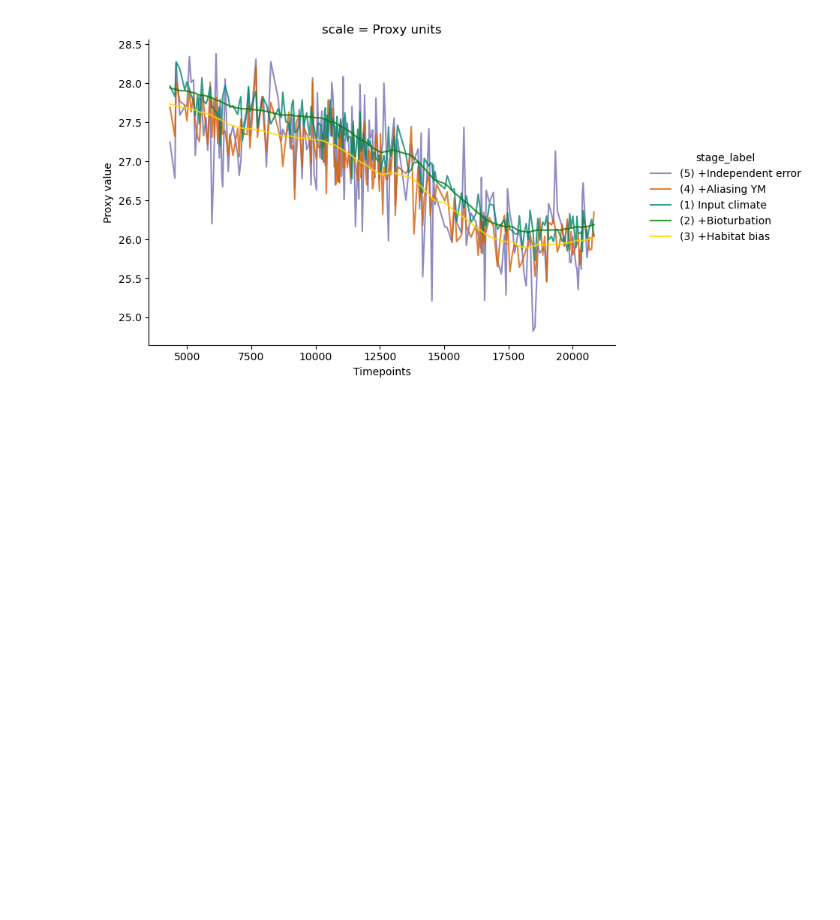
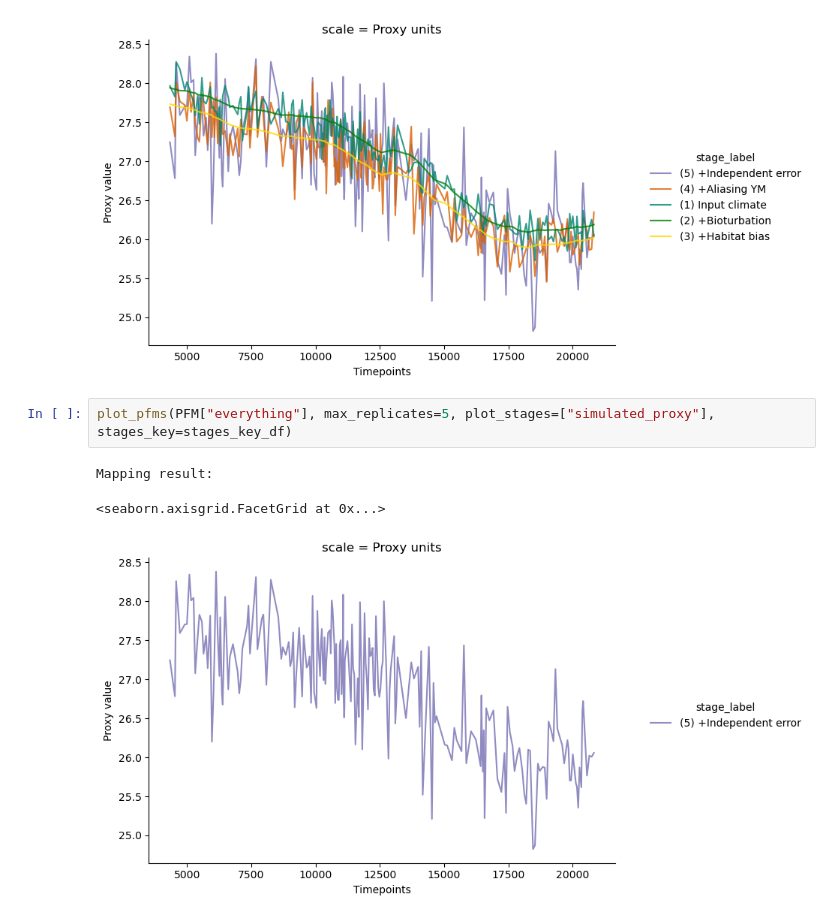
Before and after one commit to tanaya-g/sedproxy_python, a Jupyter notebook: doc_example.ipynb, the cells around one changed output. Saved outputs shown, nothing was run; the diff lists cells and outputs as text; blank space fills up the shorter version.

```diff
--- a/doc_example.ipynb
+++ b/doc_example.ipynb
@@ -125,3 +125,9 @@ plot_pfms(PFM, max_replicates= 1, stages_key=stages_key_df)
 Mapping result:
 <seaborn.axisgrid.FacetGrid at 0x...>
 [figure]
+# %%
+plot_pfms(PFM["everything"], max_replicates=5, plot_stages=["simulated_proxy"], stages_key=stages_key_df)
+# %% [output]
+Mapping result:
+<seaborn.axisgrid.FacetGrid at 0x...>
+[figure, added]
```
